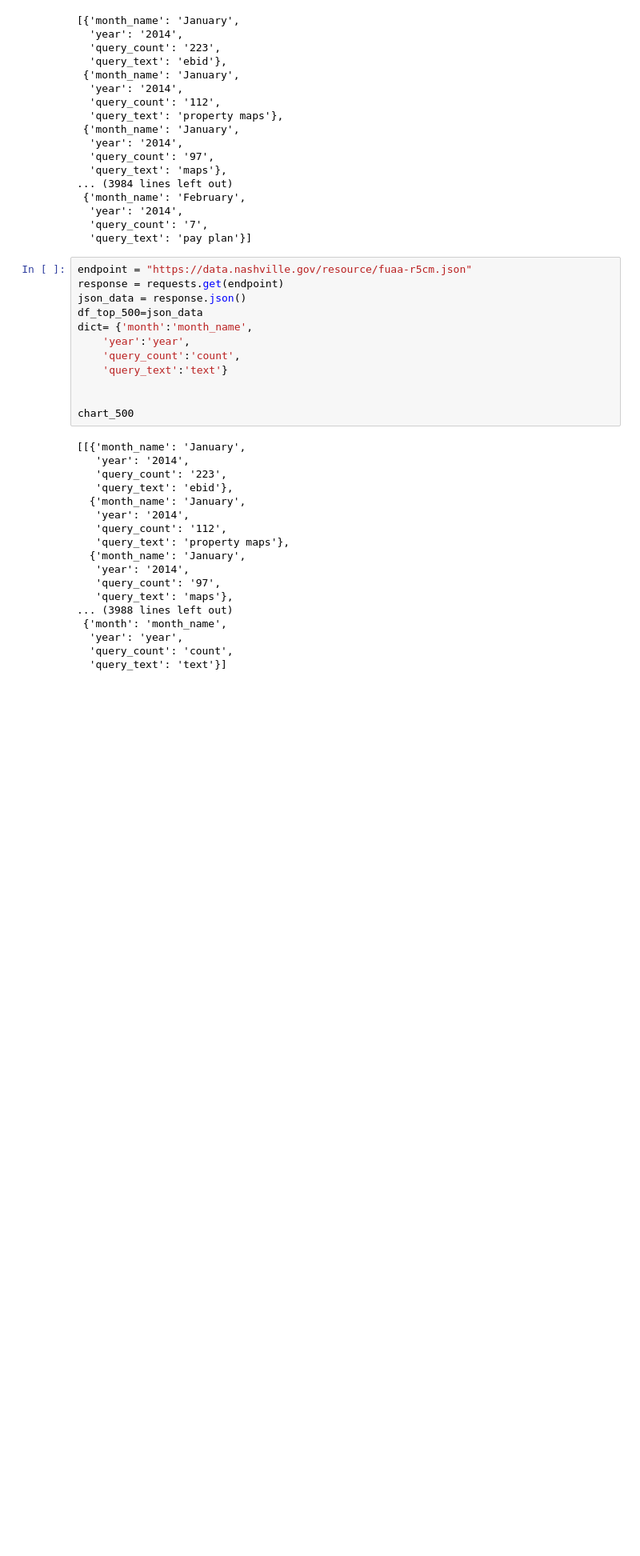
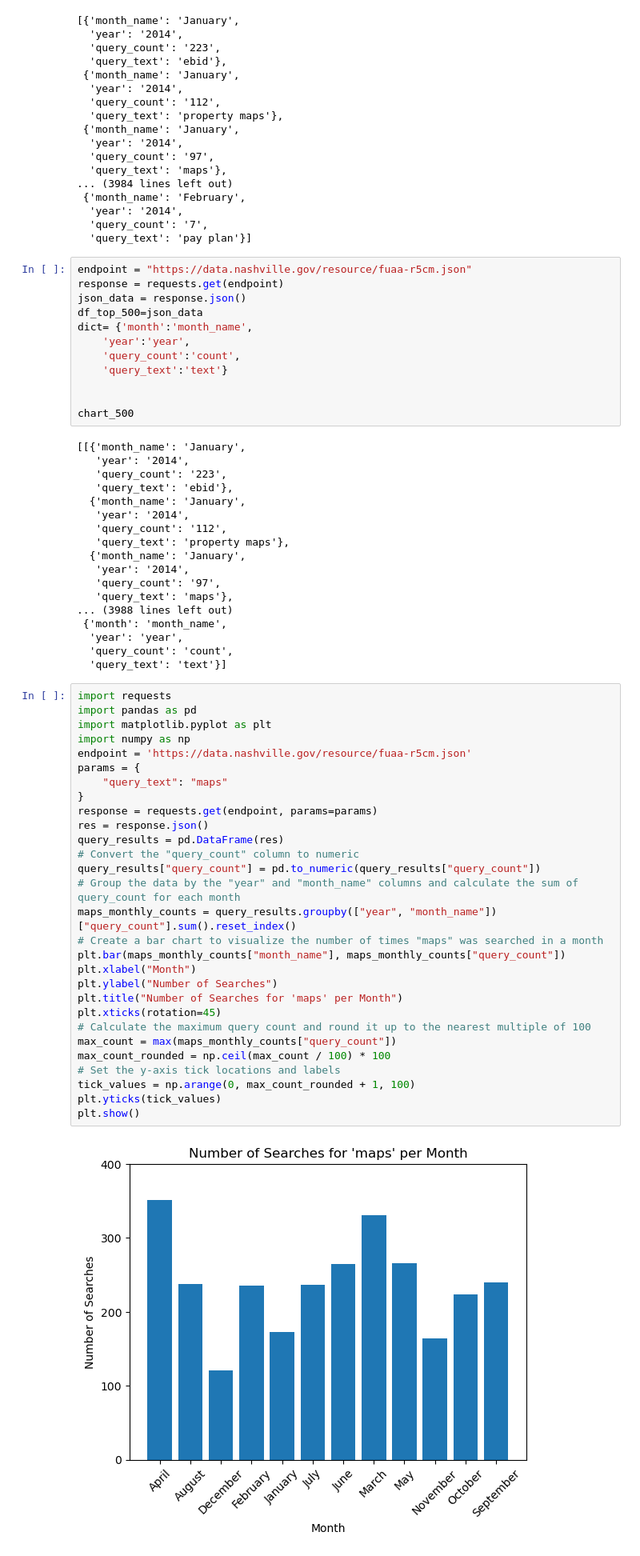
Before and after one commit to NSS-Data-Analytics-Cohort-8/socrata_api-bob10182, a Jupyter notebook: notebooks/API_Scraping.ipynb, the cells around one changed output. Shown: that part at 80% size. Saved outputs shown, nothing was run; the diff lists cells and outputs as text; blank space fills up the shorter version.

```diff
--- a/notebooks/API_Scraping.ipynb
+++ b/notebooks/API_Scraping.ipynb
@@ -150,3 +150,34 @@ chart_500
   'year': 'year',
   'query_count': 'count',
   'query_text': 'text'}]
+# %%
+import requests
+import pandas as pd
+import matplotlib.pyplot as plt
+import numpy as np
+endpoint = 'https://data.nashville.gov/resource/fuaa-r5cm.json'
+params = {
+    "query_text": "maps"
+}
+response = requests.get(endpoint, params=params)
+res = response.json()
+query_results = pd.DataFrame(res)
+# Convert the "query_count" column to numeric
+query_results["query_count"] = pd.to_numeric(query_results["query_count"])
+# Group the data by the "year" and "month_name" columns and calculate the sum of query_count for each month
+maps_monthly_counts = query_results.groupby(["year", "month_name"])["query_count"].sum().reset_index()
+# Create a bar chart to visualize the number of times "maps" was searched in a month
+plt.bar(maps_monthly_counts["month_name"], maps_monthly_counts["query_count"])
+plt.xlabel("Month")
+plt.ylabel("Number of Searches")
+plt.title("Number of Searches for 'maps' per Month")
+plt.xticks(rotation=45)
+# Calculate the maximum query count and round it up to the nearest multiple of 100
+max_count = max(maps_monthly_counts["query_count"])
+max_count_rounded = np.ceil(max_count / 100) * 100
+# Set the y-axis tick locations and labels
+tick_values = np.arange(0, max_count_rounded + 1, 100)
+plt.yticks(tick_values)
+plt.show()
+# %% [output]
+[figure, added]
```
